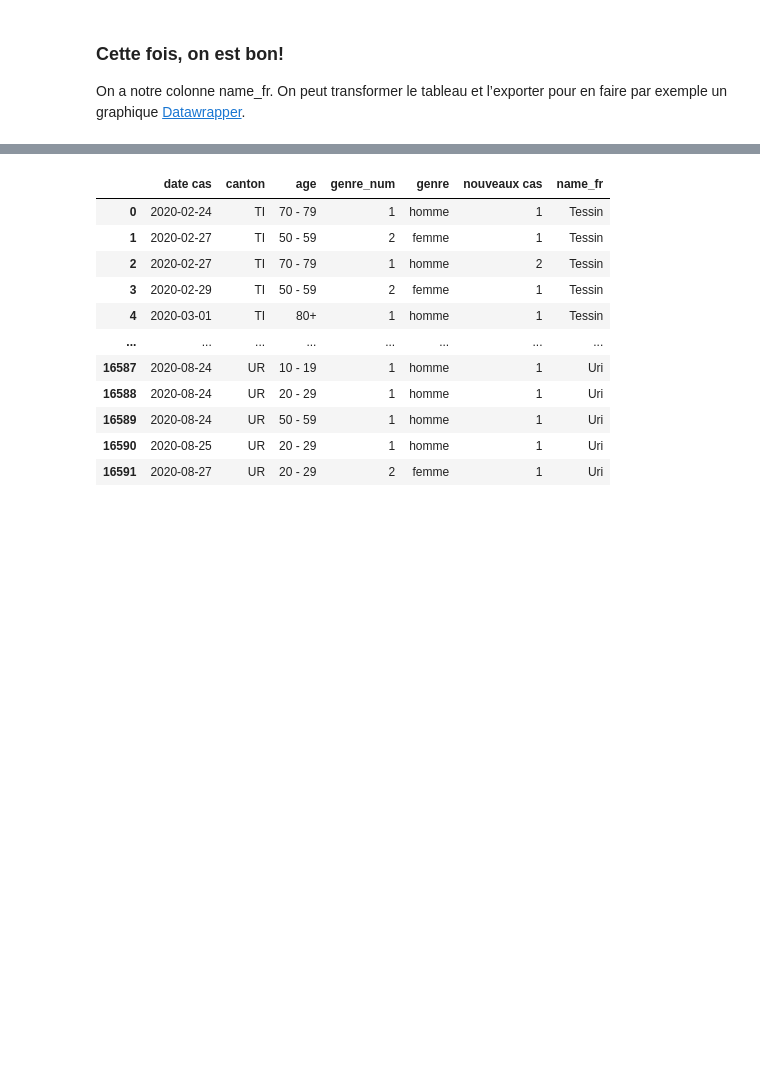
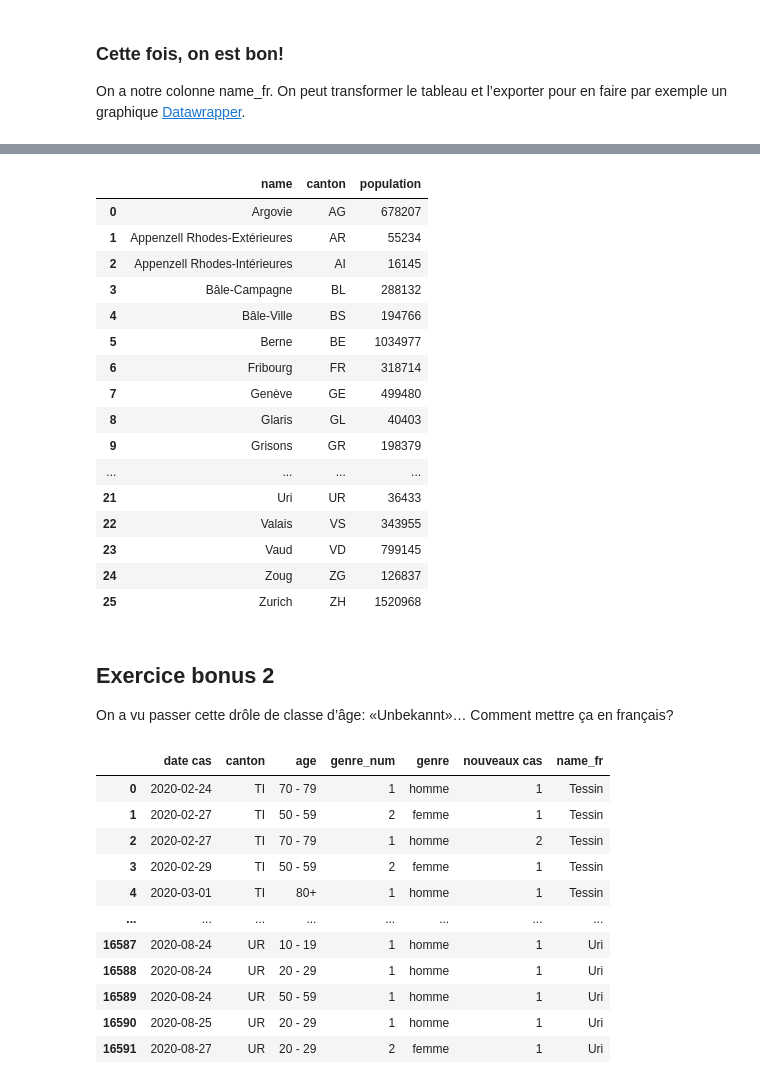
Before and after one commit to palrogg/course_sandbox, a Jupyter notebook: 04-Pandas-Merge-Joel.ipynb, the cells around one changed output, grey strips where cells are left out. Drawn from its saved outputs; the diff is of its cells as text; code cells hidden in the pictures; blank space fills up the shorter version.

```diff
--- a/04-Pandas-Merge-Joel.ipynb
+++ b/04-Pandas-Merge-Joel.ipynb
@@ -200,0 +288,5 @@ On a notre colonne name_fr. On peut transformer le tableau et l’exporter pour
+# %%
+df_cantons.rename(columns={
+    'name_fr':'name'
+}, inplace=True)
+df_cantons
@@ -201,3 +311,27 @@ On a notre colonne name_fr. On peut transformer le tableau et l’exporter pour
+# %%
+df_cantons.merge(df_population, on='name', how='left')
+# %% [output]
+|  | name | canton | population |
+| 0 | Argovie | AG | 678207 |
+| 1 | Appenzell Rhodes-Extérieures | AR | 55234 |
+| 2 | Appenzell Rhodes-Intérieures | AI | 16145 |
+| 3 | Bâle-Campagne | BL | 288132 |
+| 4 | Bâle-Ville | BS | 194766 |
+| 5 | Berne | BE | 1034977 |
+| 6 | Fribourg | FR | 318714 |
+| 7 | Genève | GE | 499480 |
+| 8 | Glaris | GL | 40403 |
+| 9 | Grisons | GR | 198379 |
+| ... | ... | ... | ... |
+| 21 | Uri | UR | 36433 |
+| 22 | Valais | VS | 343955 |
+| 23 | Vaud | VD | 799145 |
+| 24 | Zoug | ZG | 126837 |
+| 25 | Zurich | ZH | 1520968 |
+# %% [markdown]
+## Exercice bonus 2
+
+On a vu passer cette drôle de classe d’âge: «Unbekannt»… Comment mettre ça en français?
 # %%
 df
 # %% [output]
```
Also changed, not shown: parts of 17 cells of this notebook, 1 other file.
